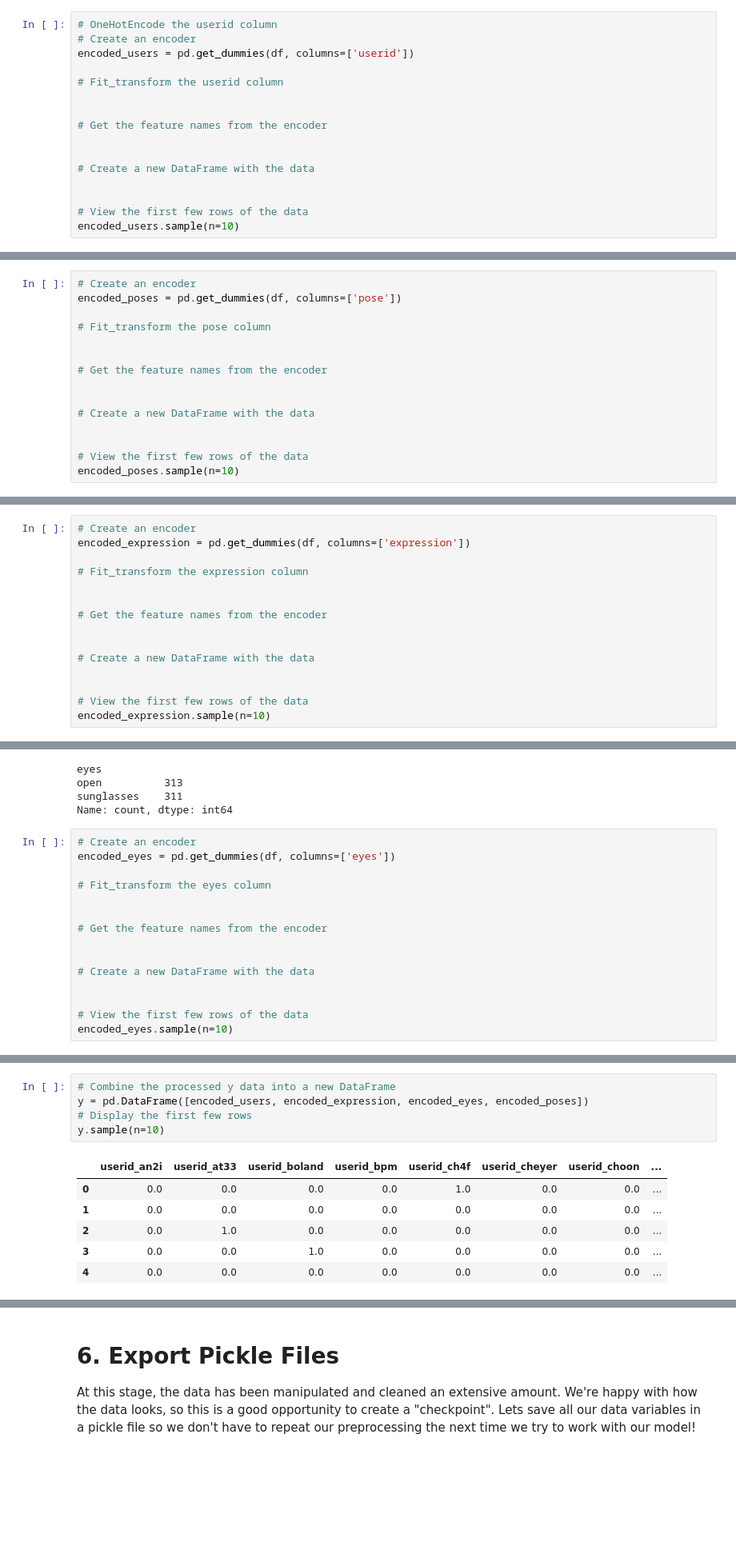
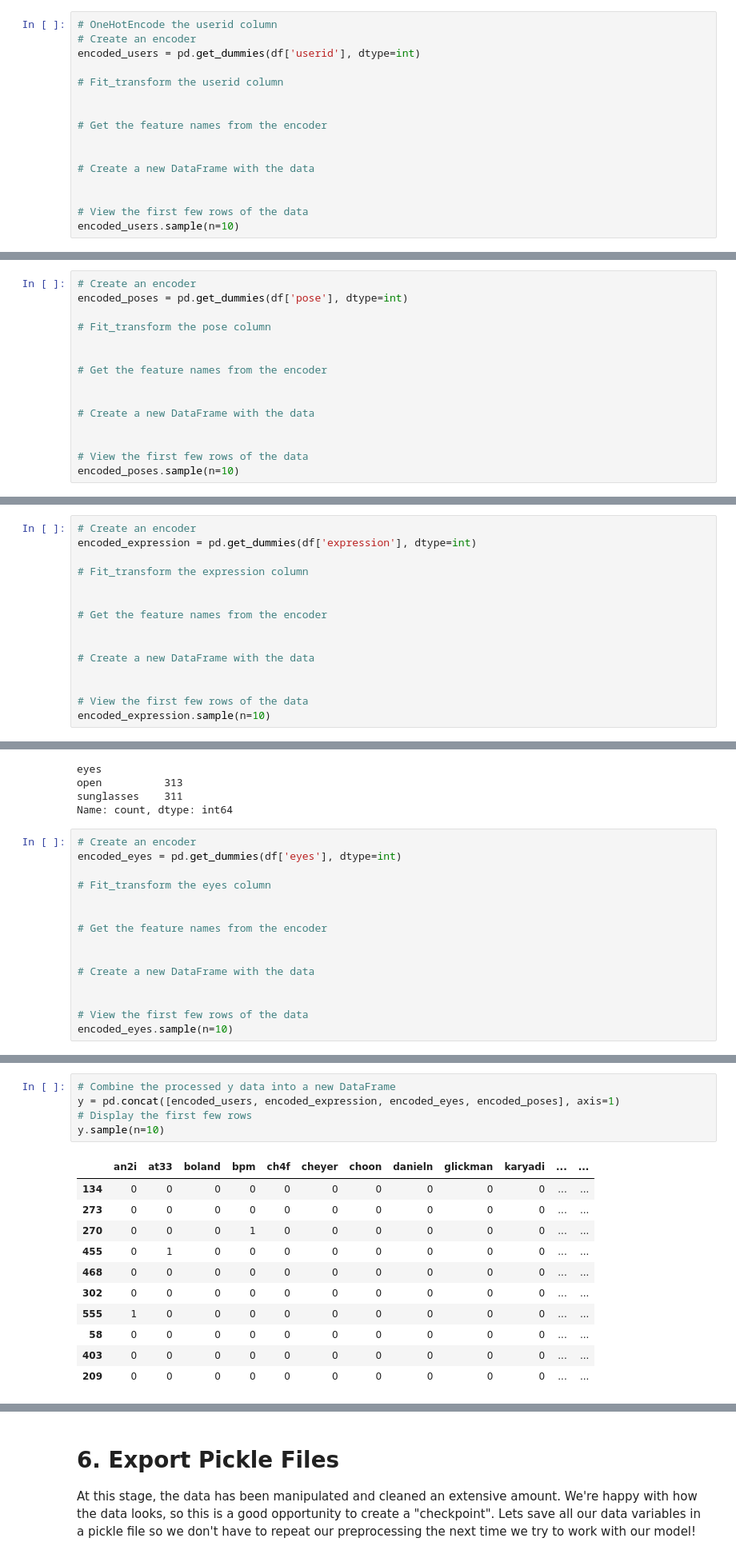
Before and after one commit to steven-midgley/AI-PT-WEST-AUGUST-080524, a Jupyter notebook: 19-Neural-Networks-Deep-Learning-2/3/Activities/03-Evr_Preparing_Faces_for_Branching/Unsolved/preparing_faces_for_branching.ipynb, the cells around one changed output, grey strips where cells are left out. Shown: that part at 80% size. Drawn from its saved outputs; the diff is of its cells as text; blank space fills up the shorter version.

```diff
--- a/19-Neural-Networks-Deep-Learning-2/3/Activities/03-Evr_Preparing_Faces_for_Branching/Unsolved/preparing_faces_for_branching.ipynb
+++ b/19-Neural-Networks-Deep-Learning-2/3/Activities/03-Evr_Preparing_Faces_for_Branching/Unsolved/preparing_faces_for_branching.ipynb
@@ -183,7 +199,7 @@ Name: count, dtype: int64
 # %%
 # OneHotEncode the userid column
 # Create an encoder
-encoded_users = pd.get_dummies(df, columns=['userid'])
+encoded_users = pd.get_dummies(df['userid'], dtype=int)
 
 # Fit_transform the userid column
 
@@ -216,7 +237,7 @@ right       155
 Name: count, dtype: int64
 # %%
 # Create an encoder
-encoded_poses = pd.get_dummies(df, columns=['pose'])
+encoded_poses = pd.get_dummies(df['pose'], dtype=int)
 
 # Fit_transform the pose column
 
@@ -250,7 +276,7 @@ happy      155
 Name: count, dtype: int64
 # %%
 # Create an encoder
-encoded_expression = pd.get_dummies(df, columns=['expression'])
+encoded_expression = pd.get_dummies(df['expression'], dtype=int)
 
 # Fit_transform the expression column
 
@@ -282,7 +313,7 @@ sunglasses    311
 Name: count, dtype: int64
 # %%
 # Create an encoder
-encoded_eyes = pd.get_dummies(df, columns=['eyes'])
+encoded_eyes = pd.get_dummies(df['eyes'], dtype=int)
 
 # Fit_transform the eyes column
 
@@ -305,12 +341,17 @@ encoded_eyes.sample(n=10)
 # %%
 # Combine the processed y data into a new DataFrame
-y = pd.DataFrame([encoded_users, encoded_expression, encoded_eyes, encoded_poses])
+y = pd.concat([encoded_users, encoded_expression, encoded_eyes, encoded_poses], axis=1)
 # Display the first few rows
 y.sample(n=10)
 # %% [output]
-|  | userid_an2i | userid_at33 | userid_boland | userid_bpm | userid_ch4f | userid_cheyer | userid_choon | ... |
-| 0 | 0.0 | 0.0 | 0.0 | 0.0 | 1.0 | 0.0 | 0.0 | ... |
-| 1 | 0.0 | 0.0 | 0.0 | 0.0 | 0.0 | 0.0 | 0.0 | ... |
-| 2 | 0.0 | 1.0 | 0.0 | 0.0 | 0.0 | 0.0 | 0.0 | ... |
-| 3 | 0.0 | 0.0 | 1.0 | 0.0 | 0.0 | 0.0 | 0.0 | ... |
-| 4 | 0.0 | 0.0 | 0.0 | 0.0 | 0.0 | 0.0 | 0.0 | ... |
+|  | an2i | at33 | boland | bpm | ch4f | cheyer | choon | danieln | glickman | karyadi | ... | ... |
+| 134 | 0 | 0 | 0 | 0 | 0 | 0 | 0 | 0 | 0 | 0 | ... | ... |
+| 273 | 0 | 0 | 0 | 0 | 0 | 0 | 0 | 0 | 0 | 0 | ... | ... |
+| 270 | 0 | 0 | 0 | 1 | 0 | 0 | 0 | 0 | 0 | 0 | ... | ... |
+| 455 | 0 | 1 | 0 | 0 | 0 | 0 | 0 | 0 | 0 | 0 | ... | ... |
+| 468 | 0 | 0 | 0 | 0 | 0 | 0 | 0 | 0 | 0 | 0 | ... | ... |
+| 302 | 0 | 0 | 0 | 0 | 0 | 0 | 0 | 0 | 0 | 0 | ... | ... |
+| 555 | 1 | 0 | 0 | 0 | 0 | 0 | 0 | 0 | 0 | 0 | ... | ... |
+| 58 | 0 | 0 | 0 | 0 | 0 | 0 | 0 | 0 | 0 | 0 | ... | ... |
+| 403 | 0 | 0 | 0 | 0 | 0 | 0 | 0 | 0 | 0 | 0 | ... | ... |
+| 209 | 0 | 0 | 0 | 0 | 0 | 0 | 0 | 0 | 0 | 0 | ... | ... |
```
Also changed, not shown: parts of 15 cells of this notebook, 3 other files.
